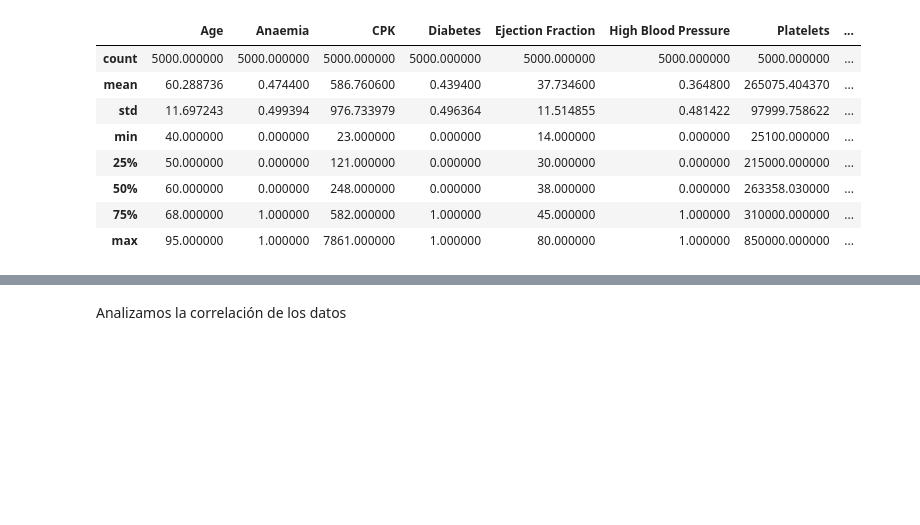
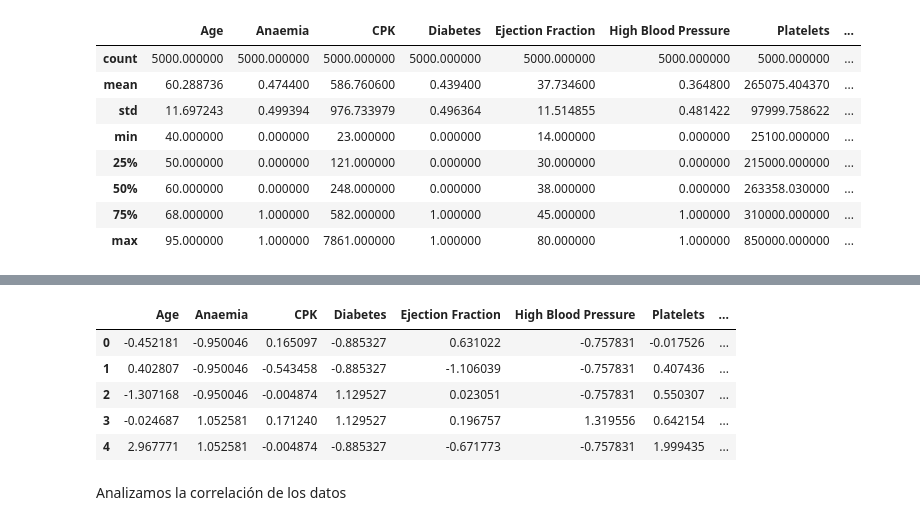
Before and after one commit to AliMarinaa/Tp-Final-Mate-3, a Jupyter notebook: TpFinal.ipynb, the cells around one changed output, grey strips where cells are left out. Cells and saved outputs as stored; diff of their text form; code cells hidden in the pictures; blank space fills up the shorter version.

```diff
--- a/TpFinal.ipynb
+++ b/TpFinal.ipynb
@@ -112,6 +109,0 @@ A continuación se normalizan las columnas que no estan entre 0 y 1, dividiendo
-# %%
-column= ['Age', 'CPK', 'Ejection Fraction', 'Platelets', 'Serum Creatinine', 'Serum Sodium','Time']
-
-#Normalizó dividiendo cada columna por el maximo valor de esa columna para que de como resultado valores entre 0 y 1
-df[column] = df[column] / df[column].max()
-df.describe()
@@ -128,3 +114,20 @@ df.describe()
+# %%
+from sklearn.preprocessing import StandardScaler
+
+# Ajustar y transformar los datos con StandardScaler
+scaler = StandardScaler()
+df_n = scaler.fit_transform(df)   # El resultado es un array
+# Convertir el array normalizado de vuelta a un DataFrame de pandas
+df_n = pd.DataFrame(df_n, columns=df.columns)
+# Mostrar el DataFrame normalizado
+df_n.head()
+# %% [output]
+|  | Age | Anaemia | CPK | Diabetes | Ejection Fraction | High Blood Pressure | Platelets | ... |
+| 0 | -0.452181 | -0.950046 | 0.165097 | -0.885327 | 0.631022 | -0.757831 | -0.017526 | ... |
+| 1 | 0.402807 | -0.950046 | -0.543458 | -0.885327 | -1.106039 | -0.757831 | 0.407436 | ... |
+| 2 | -1.307168 | -0.950046 | -0.004874 | 1.129527 | 0.023051 | -0.757831 | 0.550307 | ... |
+| 3 | -0.024687 | 1.052581 | 0.171240 | 1.129527 | 0.196757 | 1.319556 | 0.642154 | ... |
+| 4 | 2.967771 | 1.052581 | -0.004874 | -0.885327 | -0.671773 | -0.757831 | 1.999435 | ... |
 # %% [markdown]
 Analizamos la correlación de los datos
 # %%
```
Also changed, not shown: parts of 14 cells of this notebook, 1 other file.
